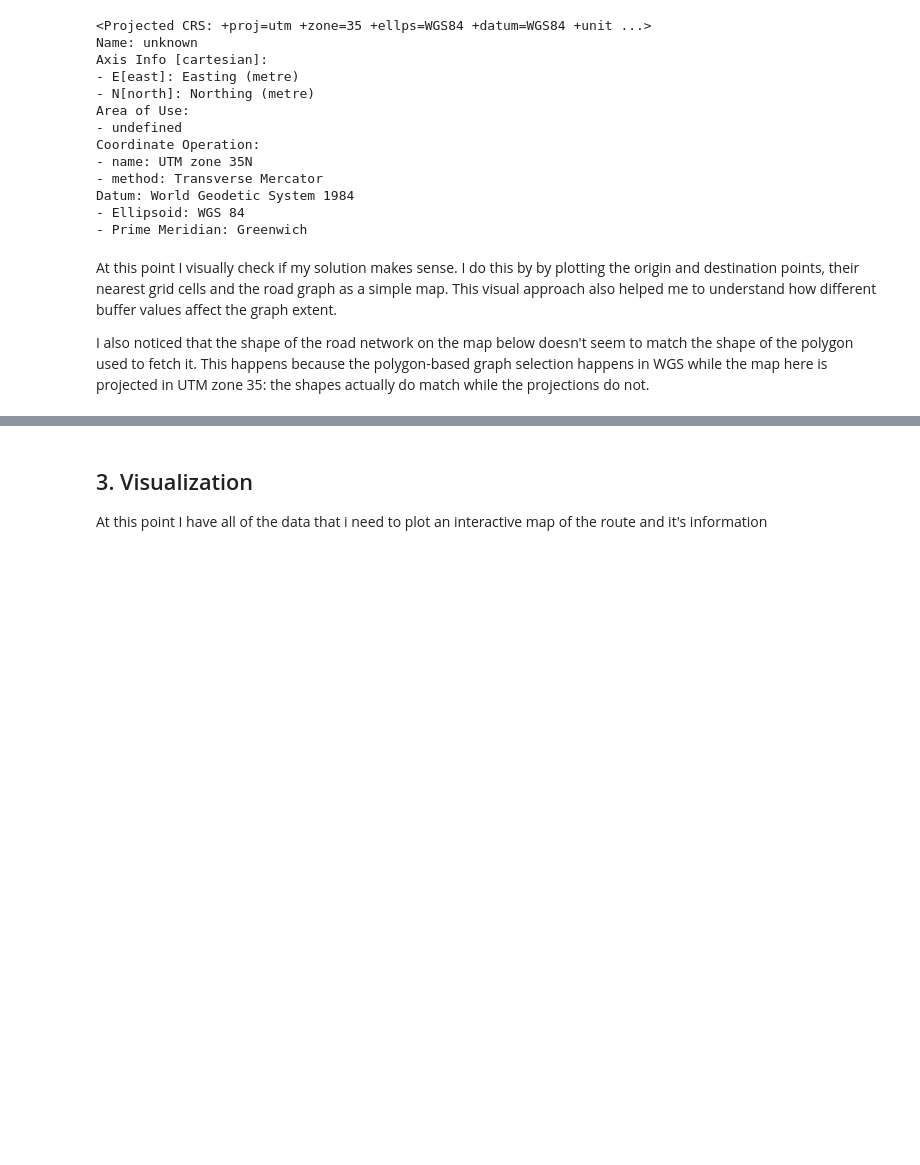
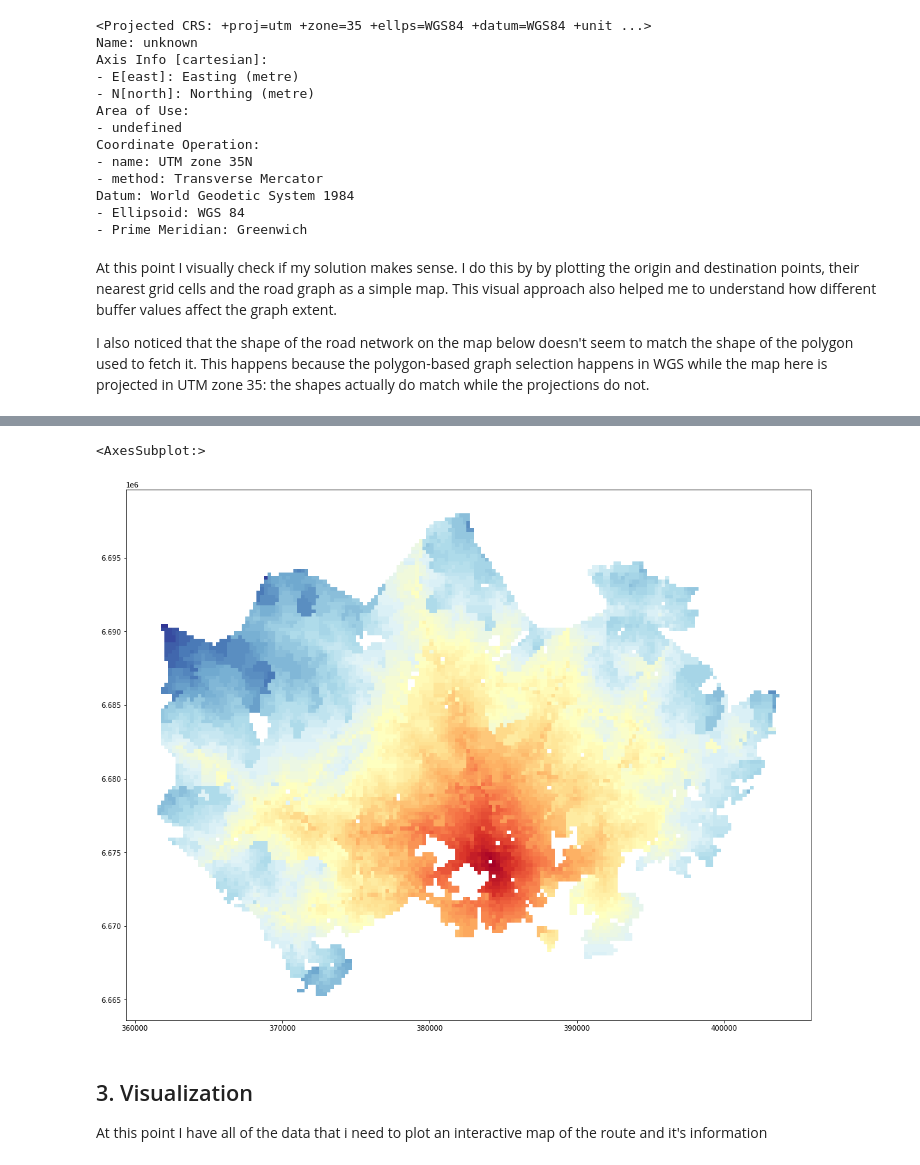
Before and after one commit to eemilhaa/Autogis_final, a Jupyter notebook: Final_exercise.ipynb, the cells around one changed output, grey strips where cells are left out. Saved outputs shown, nothing was run; the diff lists cells and outputs as text; code cells hidden in the pictures; blank space fills up the shorter version.

```diff
--- a/Final_exercise.ipynb
+++ b/Final_exercise.ipynb
@@ -375,3 +381,10 @@ plt.tight_layout()
+# %%
+fig, ax = plt.subplots(figsize=(20,14))
+
+tt_grid.plot(ax=ax, column='car_r_t', cmap='RdYlBu')
+# %% [output]
+<AxesSubplot:>
+[figure, added]
 # %% [markdown]
 ## 3. Visualization
 At this point I have all of the data that i need to plot an interactive map of the route and it's information
```
Also changed, not shown: parts of 8 cells of this notebook.
